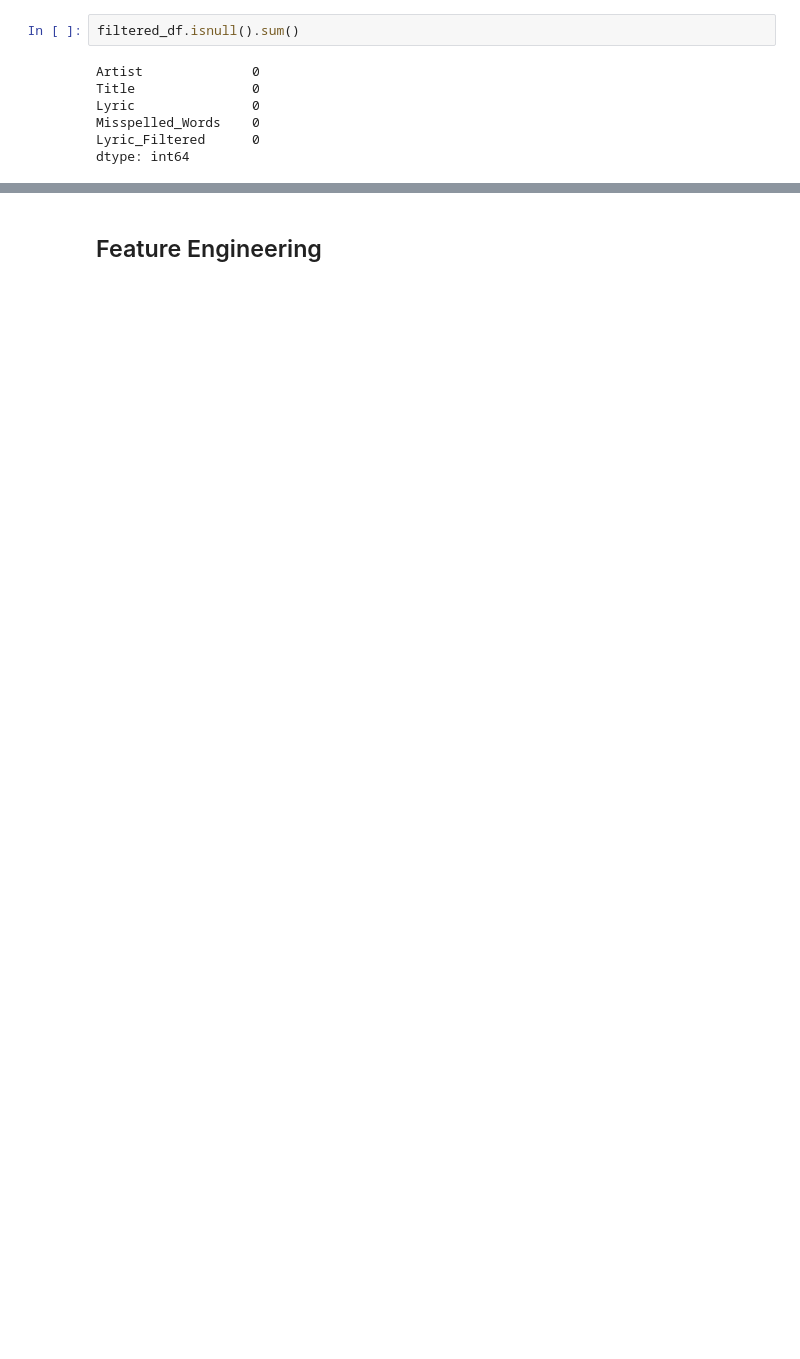
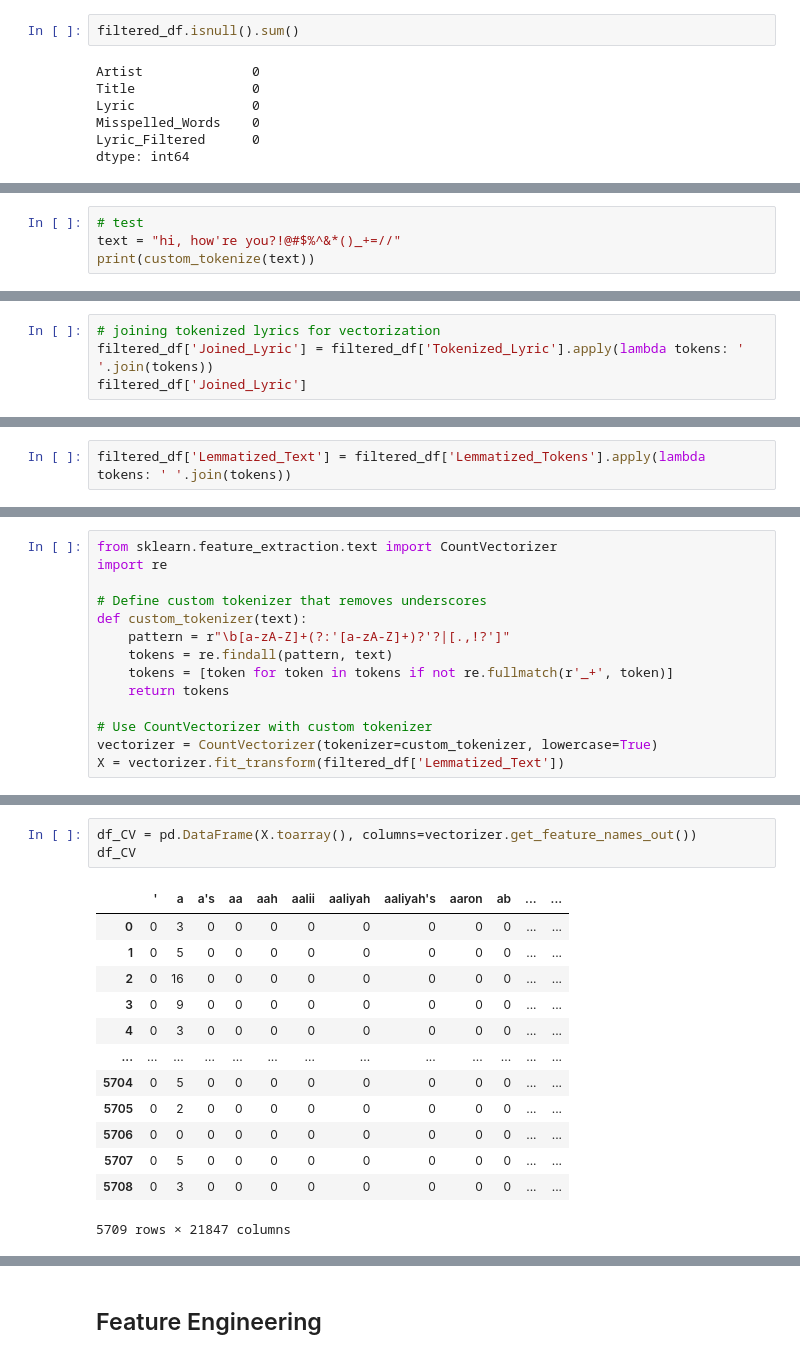
Before and after one commit to sushmitamalakar10/Lyrics_Generator_ML, a Jupyter notebook: Lyrics_Generator.ipynb, the cells around one changed output, grey strips where cells are left out. Drawn from its saved outputs; the diff is of its cells as text; blank space fills up the shorter version.

Commit message:
Text preprocessing upto vectorization

```diff
--- a/Lyrics_Generator.ipynb
+++ b/Lyrics_Generator.ipynb
@@ -685,0 +861,4 @@ filtered_df.shape
+# %%
+# test
+text = "hi, how're you?!@#$%^&*()_+=//"
+print(custom_tokenize(text))
@@ -685,0 +883,4 @@ filtered_df.shape
+# %%
+# joining tokenized lyrics for vectorization
+filtered_df['Joined_Lyric'] = filtered_df['Tokenized_Lyric'].apply(lambda tokens: ' '.join(tokens))
+filtered_df['Joined_Lyric']
@@ -685,0 +955,2 @@ filtered_df.shape
+# %%
+filtered_df['Lemmatized_Text'] = filtered_df['Lemmatized_Tokens'].apply(lambda tokens: ' '.join(tokens))
@@ -685,0 +975,14 @@ filtered_df.shape
+# %%
+from sklearn.feature_extraction.text import CountVectorizer
+import re
+
+# Define custom tokenizer that removes underscores
+def custom_tokenizer(text):
+    pattern = r"\b[a-zA-Z]+(?:'[a-zA-Z]+)?'?|[.,!?']"
+    tokens = re.findall(pattern, text)
+    tokens = [token for token in tokens if not re.fullmatch(r'_+', token)]
+    return tokens
+
+# Use CountVectorizer with custom tokenizer
+vectorizer = CountVectorizer(tokenizer=custom_tokenizer, lowercase=True)
+X = vectorizer.fit_transform(filtered_df['Lemmatized_Text'])
@@ -685,0 +1001,17 @@ filtered_df.shape
+# %%
+df_CV = pd.DataFrame(X.toarray(), columns=vectorizer.get_feature_names_out())
+df_CV
+# %% [output]
+|  | ' | a | a's | aa | aah | aalii | aaliyah | aaliyah's | aaron | ab | ... | ... |
+| 0 | 0 | 3 | 0 | 0 | 0 | 0 | 0 | 0 | 0 | 0 | ... | ... |
+| 1 | 0 | 5 | 0 | 0 | 0 | 0 | 0 | 0 | 0 | 0 | ... | ... |
+| 2 | 0 | 16 | 0 | 0 | 0 | 0 | 0 | 0 | 0 | 0 | ... | ... |
+| 3 | 0 | 9 | 0 | 0 | 0 | 0 | 0 | 0 | 0 | 0 | ... | ... |
+| 4 | 0 | 3 | 0 | 0 | 0 | 0 | 0 | 0 | 0 | 0 | ... | ... |
+| ... | ... | ... | ... | ... | ... | ... | ... | ... | ... | ... | ... | ... |
+| 5704 | 0 | 5 | 0 | 0 | 0 | 0 | 0 | 0 | 0 | 0 | ... | ... |
+| 5705 | 0 | 2 | 0 | 0 | 0 | 0 | 0 | 0 | 0 | 0 | ... | ... |
+| 5706 | 0 | 0 | 0 | 0 | 0 | 0 | 0 | 0 | 0 | 0 | ... | ... |
+| 5707 | 0 | 5 | 0 | 0 | 0 | 0 | 0 | 0 | 0 | 0 | ... | ... |
+| 5708 | 0 | 3 | 0 | 0 | 0 | 0 | 0 | 0 | 0 | 0 | ... | ... |
+5709 rows × 21847 columns
```
Also changed, not shown: parts of 53 cells of this notebook, 1 other file.
